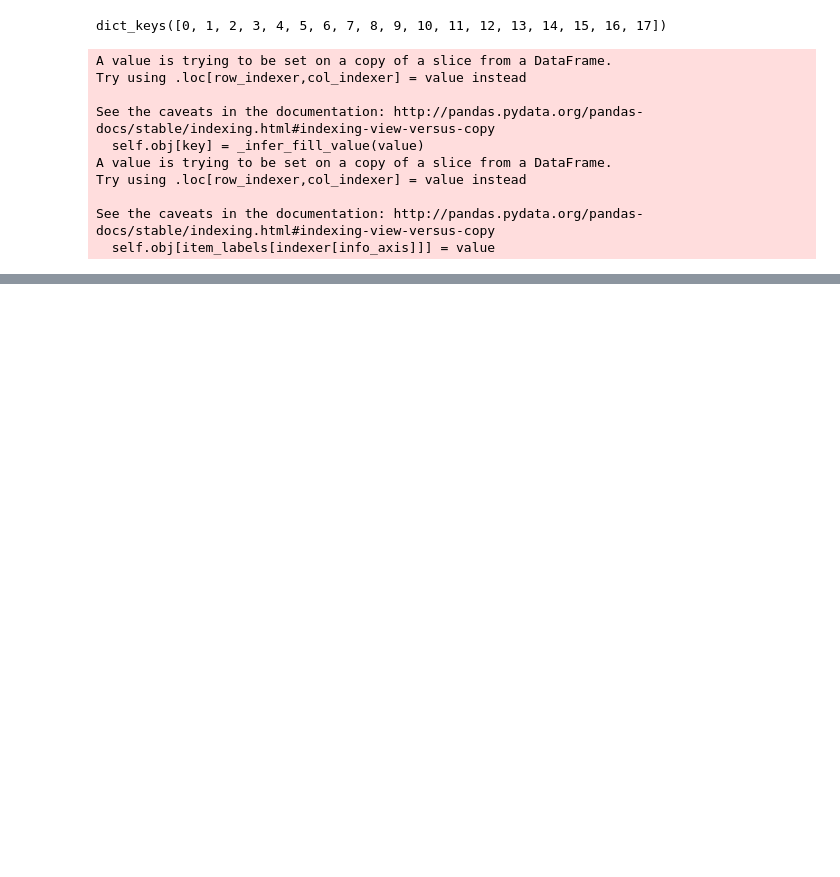
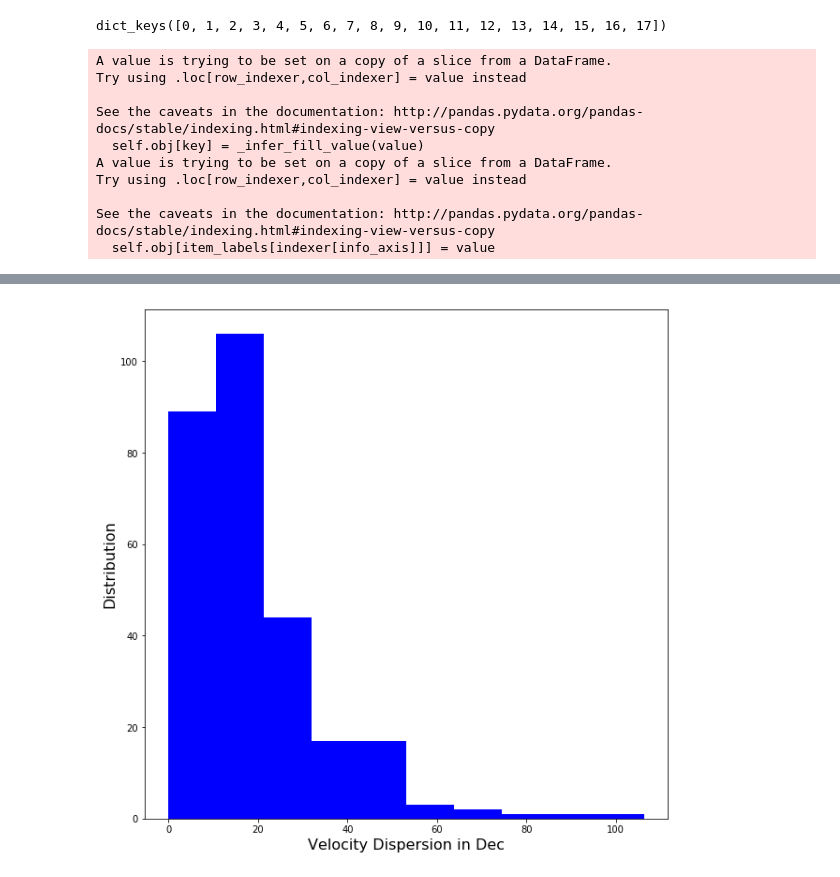
Before and after one commit to danfeldman90/Springboard-projects, a Jupyter notebook: Capstone_Project2/KMeans_Analysis.ipynb, the cells around one changed output, grey strips where cells are left out. Drawn from its saved outputs; the diff is of its cells as text; code cells hidden in the pictures; blank space fills up the shorter version.

```diff
--- a/Capstone_Project2/KMeans_Analysis.ipynb
+++ b/Capstone_Project2/KMeans_Analysis.ipynb
@@ -529,0 +756,10 @@ plt.show()
+# %%
+# Plot the Velocity Dispersion (Dec) distribution:
+fig = plt.figure(figsize=(10,10))
+ax = fig.add_subplot(111)
+ax.hist(pmdec_disp, bins=10, color='blue')
+ax.set_xlabel('Velocity Dispersion in Dec', fontsize=16)
+ax.set_ylabel('Distribution', fontsize=16)
+plt.show()
+# %% [output]
+[figure, added]
```
Also changed, not shown: parts of 56 cells of this notebook, 7 other files.
